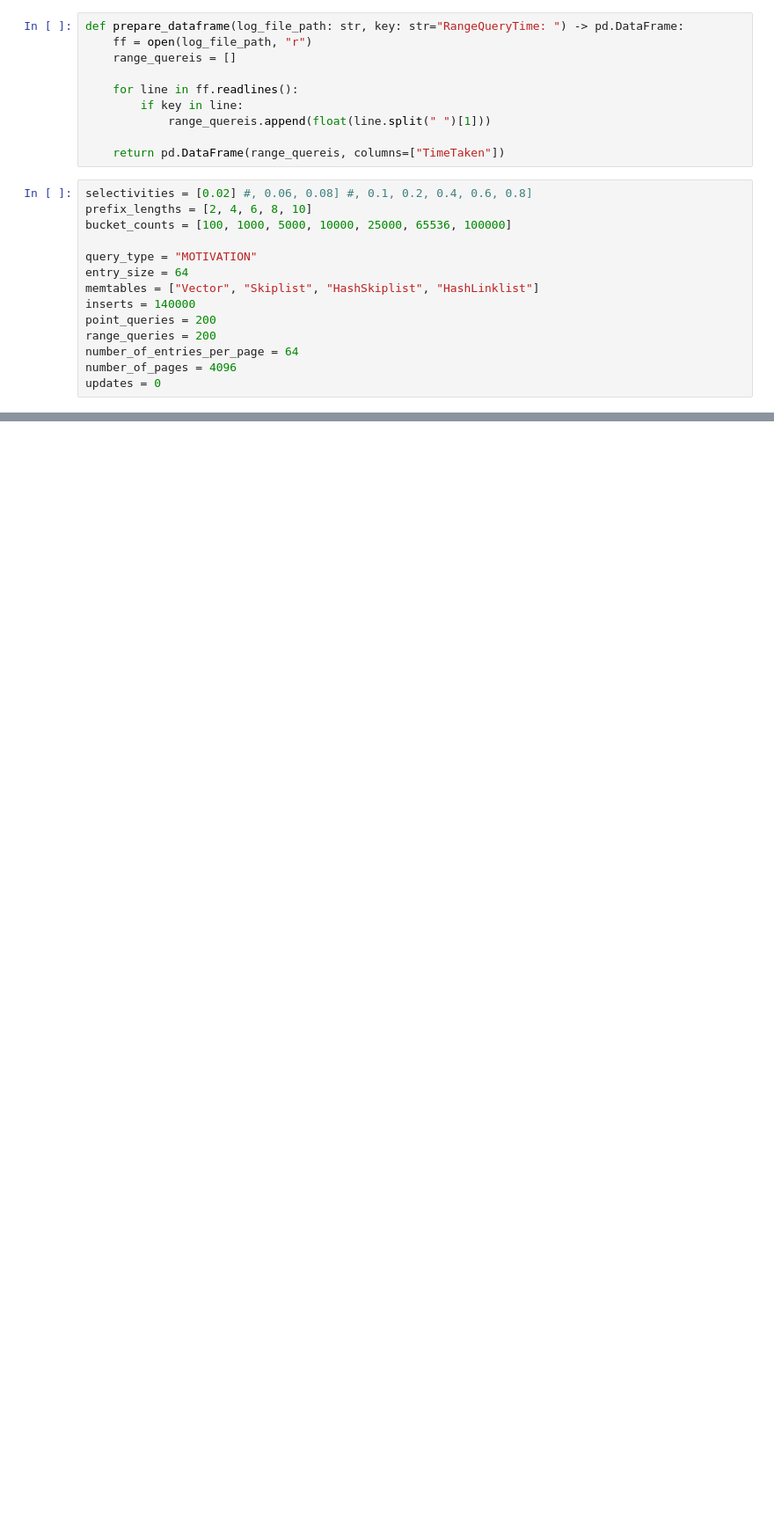
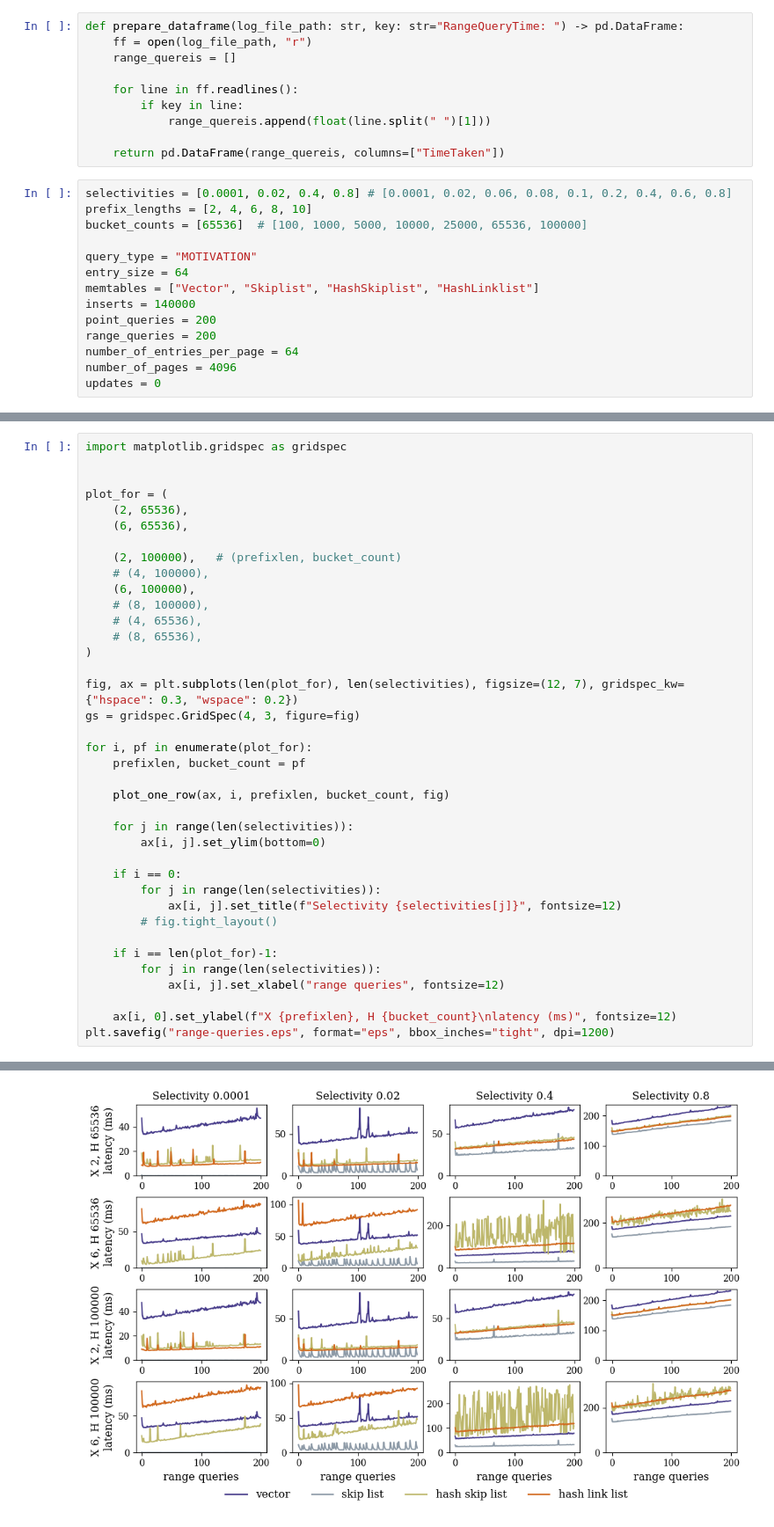
Before and after one commit to boao-james-chen/Self-Design-LSM-Buffer, a Jupyter notebook: development/rocksdb/examples/__working_branch/_experiments/plotrangequeries.ipynb, the cells around one changed output, grey strips where cells are left out. Shown at 88% size. Saved outputs shown, nothing was run; the diff lists cells and outputs as text; blank space fills up the shorter version.

```diff
--- a/development/rocksdb/examples/__working_branch/_experiments/plotrangequeries.ipynb
+++ b/development/rocksdb/examples/__working_branch/_experiments/plotrangequeries.ipynb
@@ -117,9 +117,9 @@ def prepare_dataframe(log_file_path: str, key: str="RangeQueryTime: ") -> pd.Dat
 
     return pd.DataFrame(range_quereis, columns=["TimeTaken"])
 # %%
-selectivities = [0.02] #, 0.06, 0.08] #, 0.1, 0.2, 0.4, 0.6, 0.8]
+selectivities = [0.0001, 0.02, 0.4, 0.8] # [0.0001, 0.02, 0.06, 0.08, 0.1, 0.2, 0.4, 0.6, 0.8]
 prefix_lengths = [2, 4, 6, 8, 10]
-bucket_counts = [100, 1000, 5000, 10000, 25000, 65536, 100000]
+bucket_counts = [65536]  # [100, 1000, 5000, 10000, 25000, 65536, 100000]
 
 query_type = "MOTIVATION"
 entry_size = 64
@@ -280,0 +237,39 @@ for i, pf in enumerate(plot_for):
+# %%
+import matplotlib.gridspec as gridspec
+
+
+plot_for = (
+    (2, 65536),
+    (6, 65536),
+
+    (2, 100000),   # (prefixlen, bucket_count)
+    # (4, 100000),
+    (6, 100000),
+    # (8, 100000),
+    # (4, 65536),
+    # (8, 65536),
+)
+
+fig, ax = plt.subplots(len(plot_for), len(selectivities), figsize=(12, 7), gridspec_kw={"hspace": 0.3, "wspace": 0.2})
+gs = gridspec.GridSpec(4, 3, figure=fig)
+
+for i, pf in enumerate(plot_for):
+    prefixlen, bucket_count = pf
+
+    plot_one_row(ax, i, prefixlen, bucket_count, fig)
+
+    for j in range(len(selectivities)):
+        ax[i, j].set_ylim(bottom=0)
+
+    if i == 0:
+        for j in range(len(selectivities)):
+            ax[i, j].set_title(f"Selectivity {selectivities[j]}", fontsize=12)
+        # fig.tight_layout()
+
+    if i == len(plot_for)-1:
+        for j in range(len(selectivities)):
+            ax[i, j].set_xlabel("range queries", fontsize=12)
+
+    ax[i, 0].set_ylabel(f"X {prefixlen}, H {bucket_count}\nlatency (ms)", fontsize=12)
+plt.savefig("range-queries.eps", format="eps", bbox_inches="tight", dpi=1200)
+# %% [output]
@@ -280,0 +277 @@ for i, pf in enumerate(plot_for):
+[figure, added]
```
Also changed, not shown: parts of 3 cells of this notebook, 9 other files.
